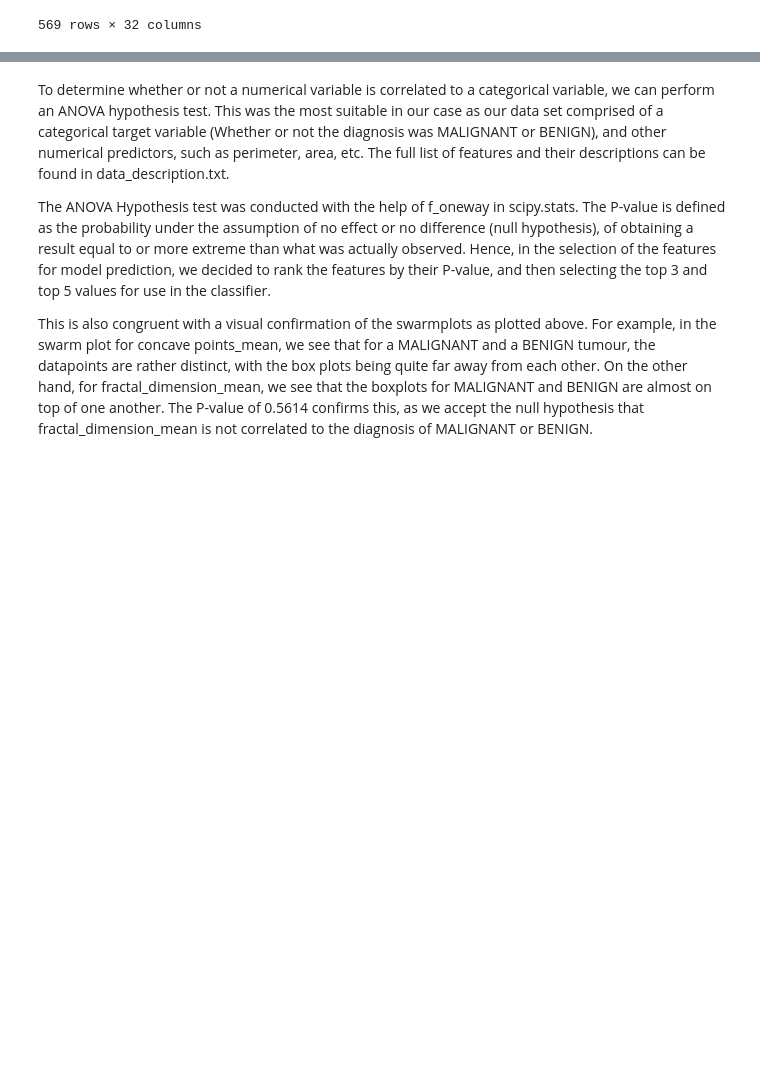
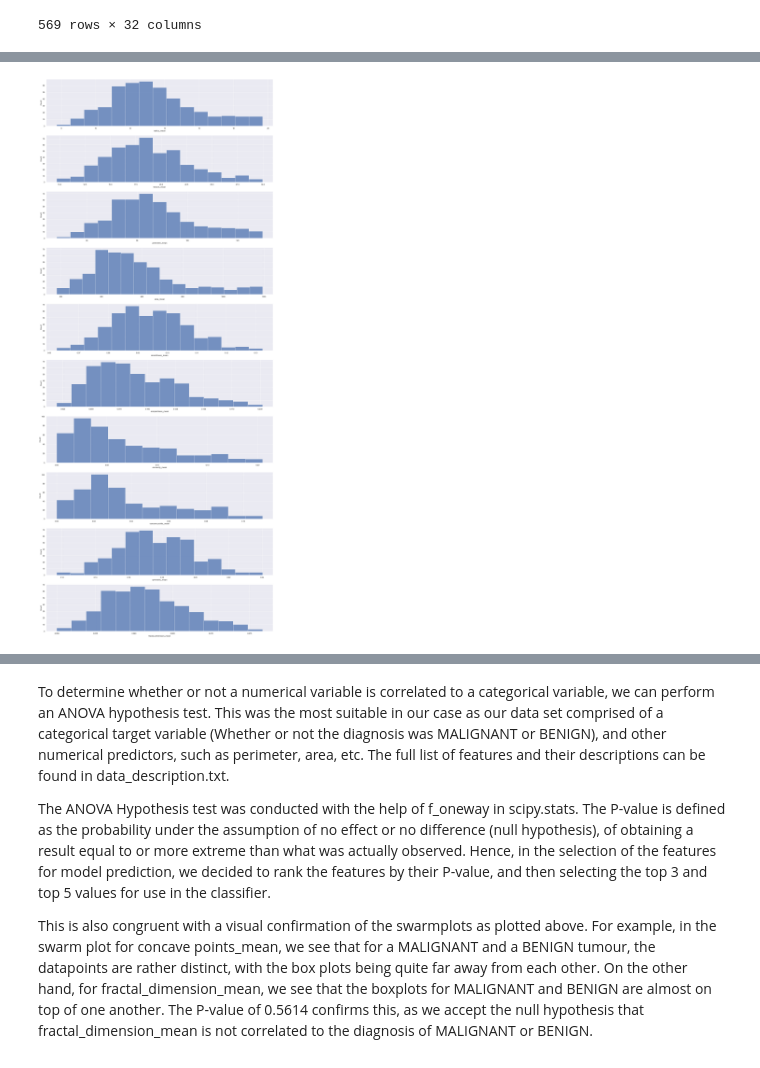
Before and after one commit to minghancmh/breastCancerPredictiveModel, a Jupyter notebook: breastCancer.ipynb, the cells around one changed output, grey strips where cells are left out. Drawn from its saved outputs; the diff is of its cells as text; code cells hidden in the pictures; blank space fills up the shorter version.

```diff
--- a/breastCancer.ipynb
+++ b/breastCancer.ipynb
@@ -90,0 +189,10 @@ fractal_mean = pd.DataFrame(breastCancerdf_mean['fractal_dimension_mean'])
+# %%
+# Set up subplots for ease of visualisation
+f, axes = plt.subplots(10, 1, figsize=(24, 60))
+
+column_number = 0
+for column in breastCancerdf_mean_EDA:
+    sb.histplot(data=breastCancerdf_mean_EDA[column], ax=axes[column_number])
+    column_number += 1
+# %% [output]
+[figure, added]
```
Also changed, not shown: parts of 11 cells of this notebook, 1 other file.
